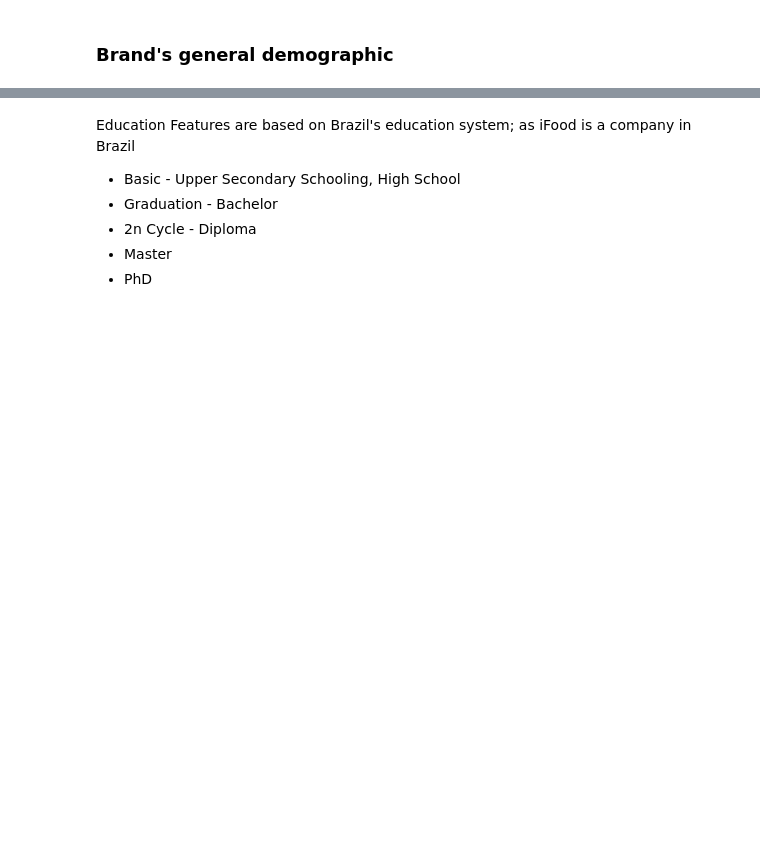
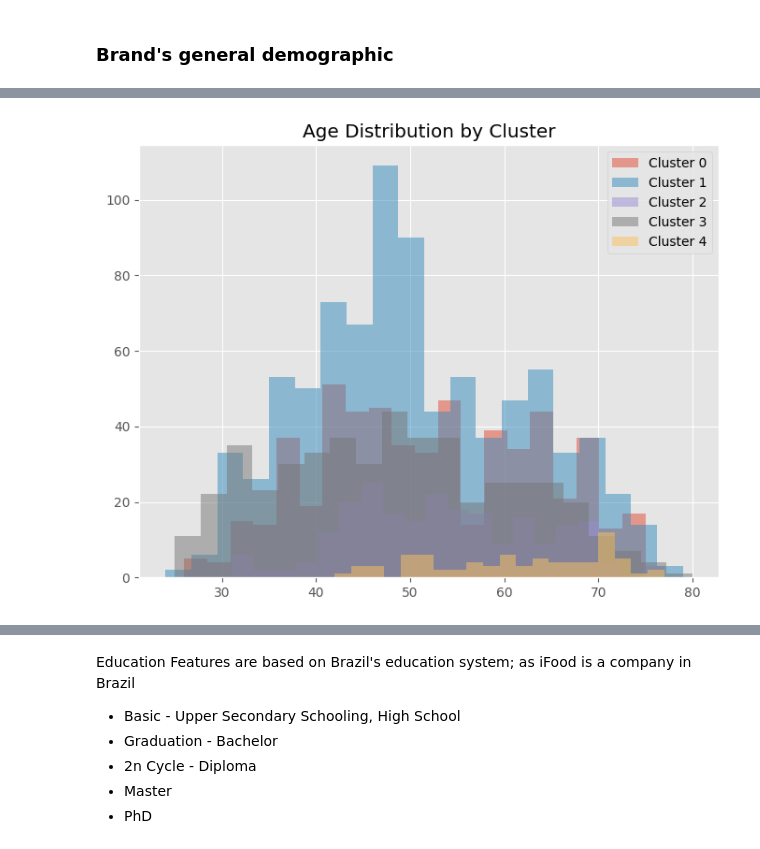
Before and after one commit to DottL/MarketingAnalysis, a Jupyter notebook: MarketingCampaignsAnalysis.ipynb, the cells around one changed output, grey strips where cells are left out. Drawn from its saved outputs; the diff is of its cells as text; code cells hidden in the pictures; blank space fills up the shorter version.

```diff
--- a/MarketingCampaignsAnalysis.ipynb
+++ b/MarketingCampaignsAnalysis.ipynb
@@ -236,0 +345,10 @@ for col in customer + products:
+# %%
+plt.figure(figsize=(8, 6))
+for i in range(optimal_k):
+    cluster_data = df[df['Cluster'] == i]
+    plt.hist(cluster_data['Age'], bins=20, alpha=0.5, label=f'Cluster {i}')
+plt.legend()
+plt.title('Age Distribution by Cluster')
+plt.show()
+# %% [output]
+[figure, added]
```
Also changed, not shown: parts of 13 cells of this notebook.
